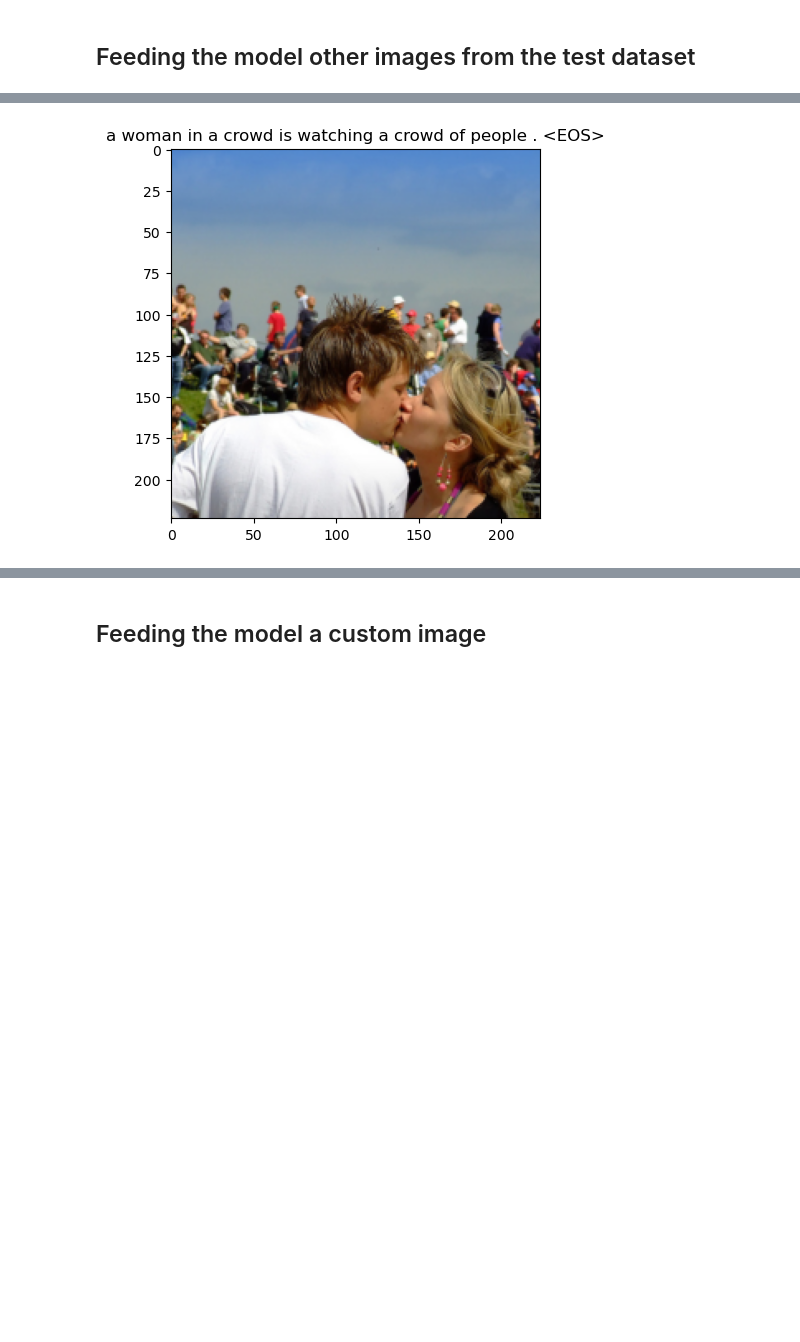
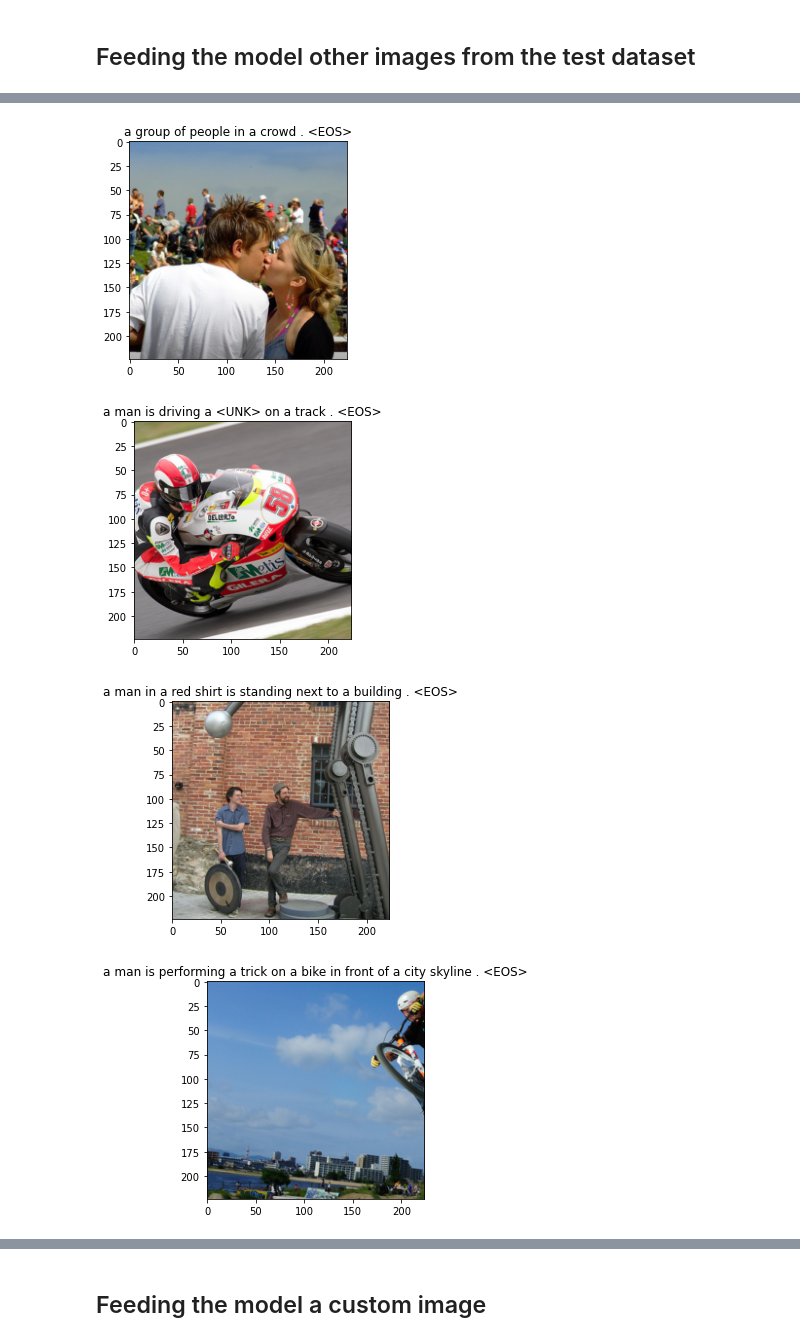
Before and after one commit to DCC-UAB/Image_Captioning, a Jupyter notebook: SRC/Visualization.ipynb, the cells around one changed output, grey strips where cells are left out. Drawn from its saved outputs; the diff is of its cells as text; code cells hidden in the pictures; blank space fills up the shorter version.

Commit message:
Updated Visualization Notebook

```diff
--- a/SRC/Visualization.ipynb
+++ b/SRC/Visualization.ipynb
@@ -92,11 +104,28 @@ Now we can show the images with the predicted captions and the real captions.
 # %%
+# Number of images that will be displayed
+num_show = 10
+
+# We make a copy so we know exactly where we are when we do 'next'
+test_loader_showing = deepcopy(test_loader)
+
+# We set the model in evaluation mode so we don't modify its weights
 model.eval()
 with torch.no_grad():
-    dataiter = iter(test_loader)
-    img,_ = next(dataiter)
-    features = model.encoder(img[0:1].to(device))
-    caps,alphas = model.decoder.generate_caption(features,vocab=dataset.vocab)
-    caption = ' '.join(caps)
-    show_image(img[0],title=caption)
+    # We create an iterator
+    dataiter = iter(test_loader_showing)
+    for i in range(num_show):
+        # Get the next image
+        img, _ = next(dataiter)
+        # Get the features from the Encoder
+        features = model.encoder(img[0:1].to(device))
+        # Get the predicted caption from the Decoder
+        caps, _ = model.decoder.generate_caption(features,vocab=dataset.vocab)
+        # Create a readable string
+        caption = ' '.join(caps)
+        # Show the image
+        show_image(img[0],title=caption)
 # %% [output]
-[figure, old version]
+[figure, new version]
+[figure, added]
+[figure, added]
+[figure, added]
```
Also changed, not shown: parts of 71 cells of this notebook, 1 other file.
